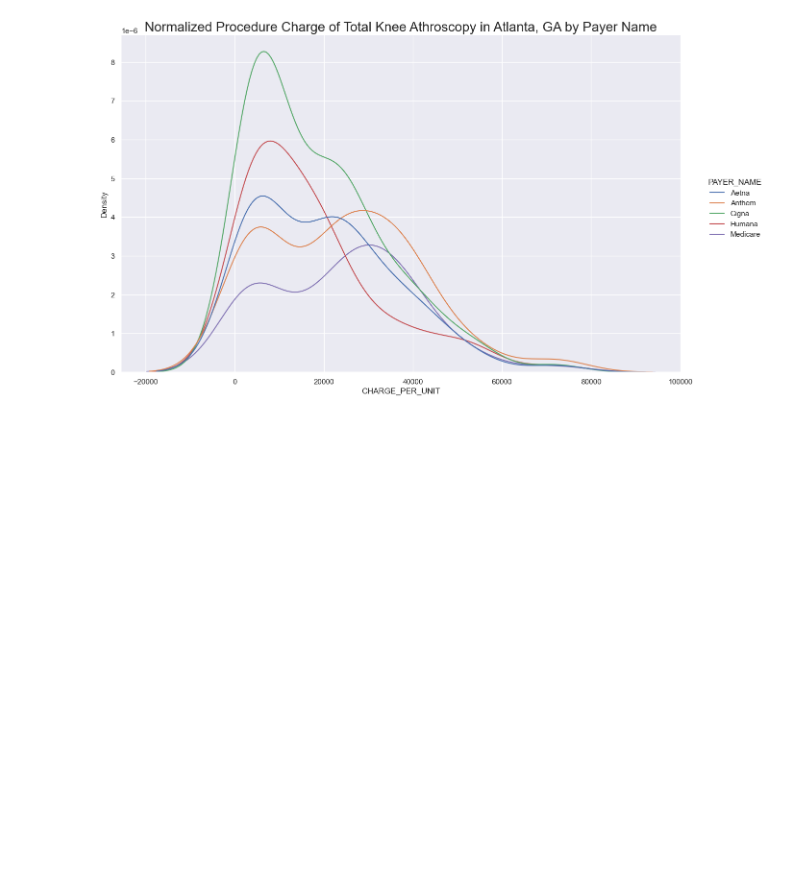
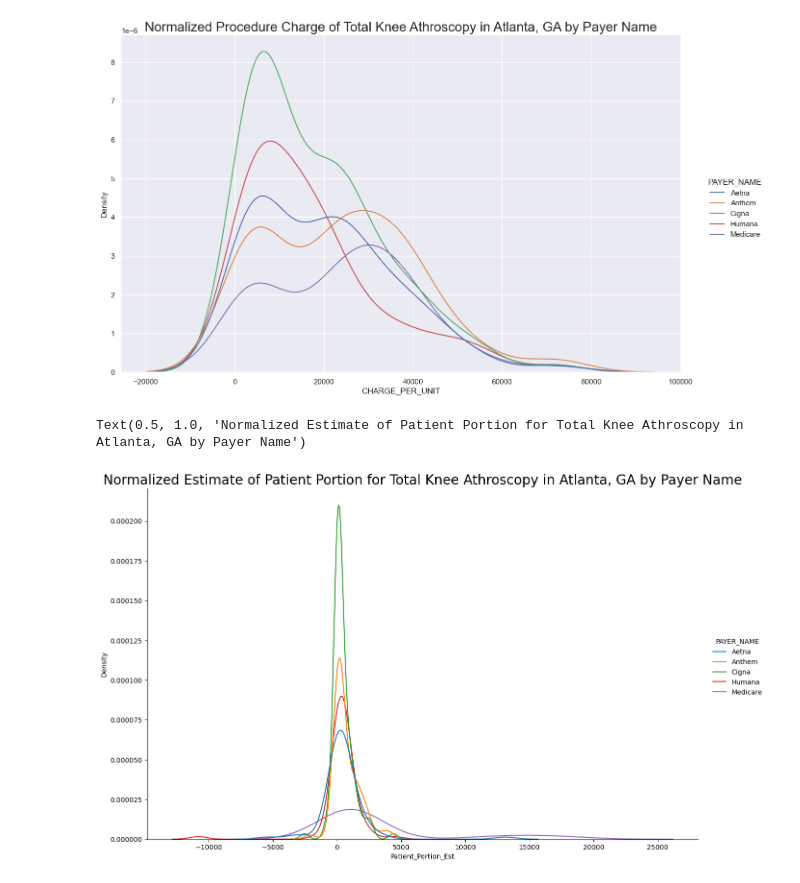
Before and after one commit to carly-mcmullen-rvohealth/PRI, a Jupyter notebook: PRI_Explore.ipynb, the cells around one changed output. Cells and saved outputs as stored; diff of their text form; code cells hidden in the pictures; blank space fills up the shorter version.

Commit message:
images

```diff
--- a/PRI_Explore.ipynb
+++ b/PRI_Explore.ipynb
@@ -42,0 +39,2 @@ def normal_dist(x , mean , sd):
+# %%
+DF_TKR['Patient_Portion_Est'] = DF_TKR['ALLOWED_AMT_PER_UNIT'] - DF_TKR['PAID_AMT_PER_UNIT']
@@ -64,3 +70,9 @@ plt.title('Normalized Procedure Charge of Total Knee Athroscopy in Atlanta, GA b
 # %% [output]
 Text(0.5, 1.0, 'Normalized Procedure Charge of Total Knee Athroscopy in Atlanta, GA by Payer Name')
 [figure]
+# %%
+sns.displot( data=DF_TKR, x='Patient_Portion_Est', hue='PAYER_NAME', kind="kde", aspect = 1.6, height = 8)
+plt.title('Normalized Estimate of Patient Portion for Total Knee Athroscopy in Atlanta, GA by Payer Name', fontsize = 20)
+# %% [output]
+Text(0.5, 1.0, 'Normalized Estimate of Patient Portion for Total Knee Athroscopy in Atlanta, GA by Payer Name')
+[figure, added]
```
Also changed, not shown: parts of 6 cells of this notebook, 2 other files.
